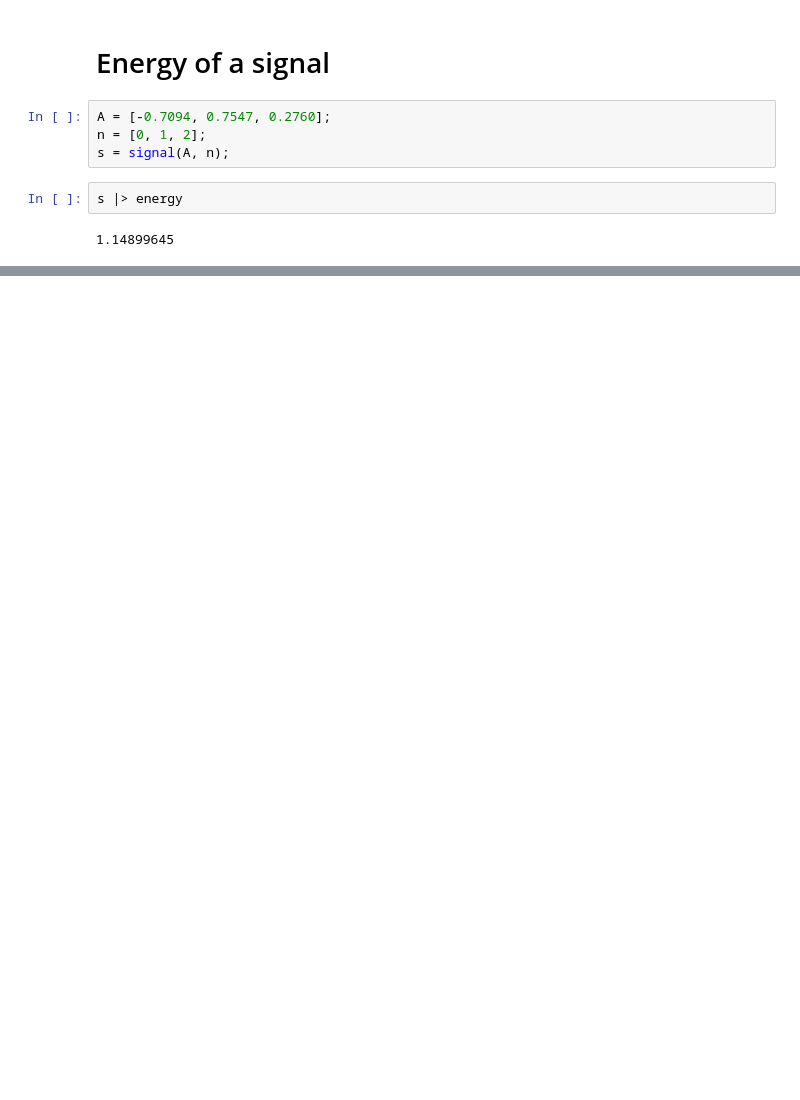
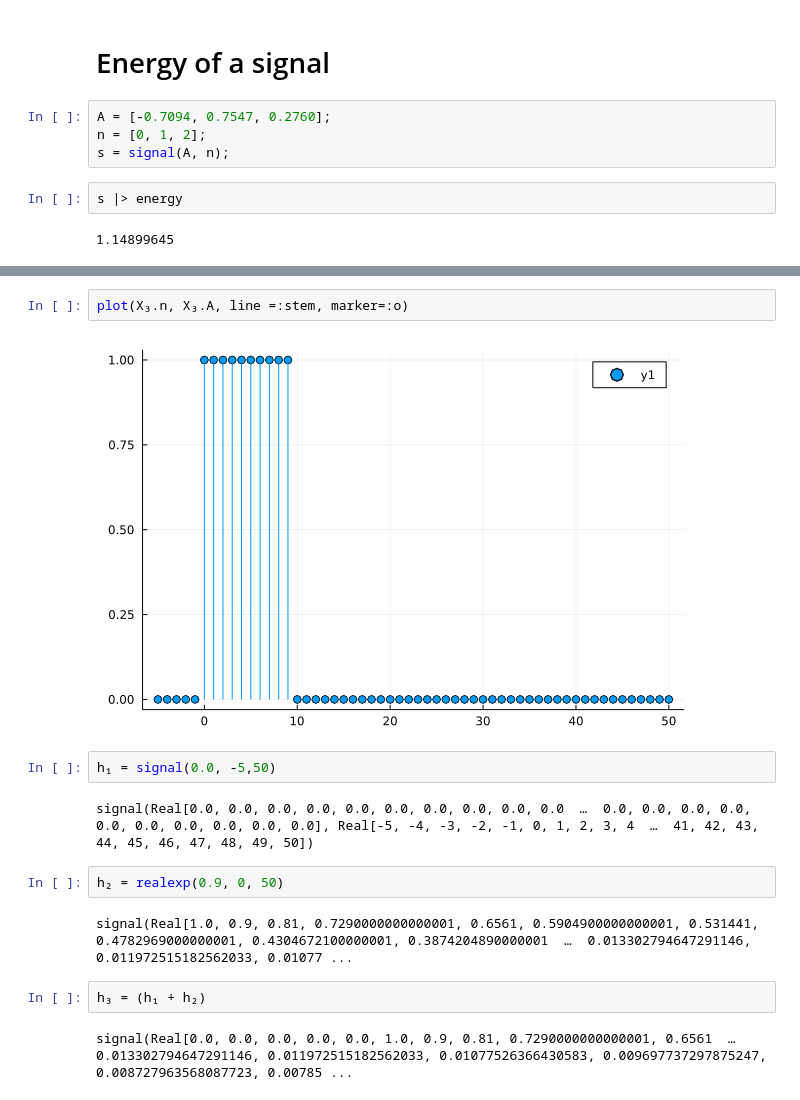
Before and after one commit to gjunqueira-sys/MySignalProcessing.jl, a Jupyter notebook: src/sketch.ipynb, the cells around one changed output, grey strips where cells are left out. Cells and saved outputs as stored; diff of their text form; blank space fills up the shorter version.

```diff
--- a/src/sketch.ipynb
+++ b/src/sketch.ipynb
@@ -263,0 +286,16 @@ s |> energy
+# %%
+plot(X₃.n, X₃.A, line =:stem, marker=:o)
+# %% [output]
+[figure, added]
+# %%
+h₁ = signal(0.0, -5,50)
+# %% [output]
+signal(Real[0.0, 0.0, 0.0, 0.0, 0.0, 0.0, 0.0, 0.0, 0.0, 0.0  …  0.0, 0.0, 0.0, 0.0, 0.0, 0.0, 0.0, 0.0, 0.0, 0.0], Real[-5, -4, -3, -2, -1, 0, 1, 2, 3, 4  …  41, 42, 43, 44, 45, 46, 47, 48, 49, 50])
+# %%
+h₂ = realexp(0.9, 0, 50)
+# %% [output]
+signal(Real[1.0, 0.9, 0.81, 0.7290000000000001, 0.6561, 0.5904900000000001, 0.531441, 0.4782969000000001, 0.4304672100000001, 0.3874204890000001  …  0.013302794647291146, 0.011972515182562033, 0.01077 ...
+# %%
+h₃ = (h₁ + h₂)
+# %% [output]
+signal(Real[0.0, 0.0, 0.0, 0.0, 0.0, 1.0, 0.9, 0.81, 0.7290000000000001, 0.6561  …  0.013302794647291146, 0.011972515182562033, 0.01077526366430583, 0.009697737297875247, 0.008727963568087723, 0.00785 ...
```
Also changed, not shown: parts of 27 cells of this notebook, 3 other files.
